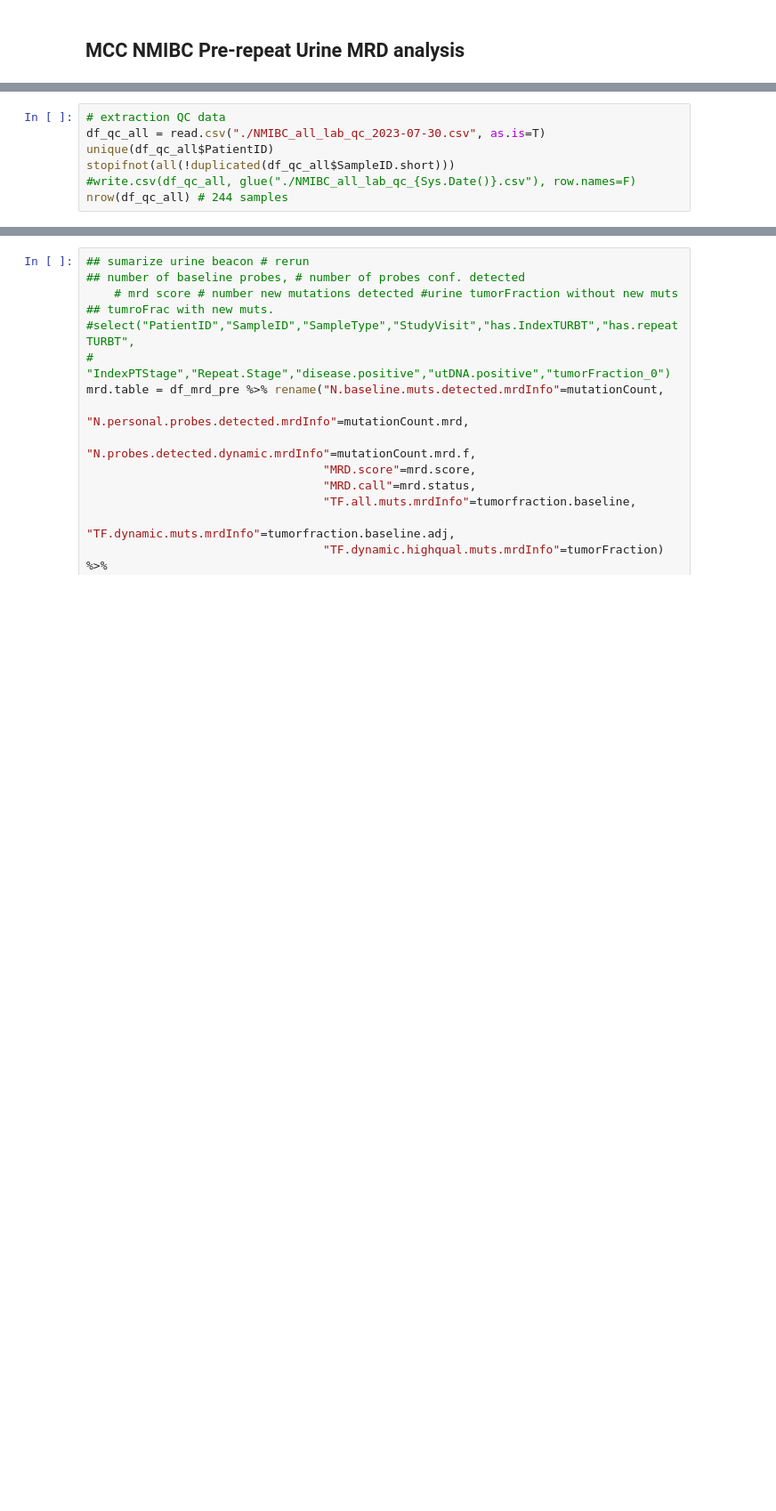
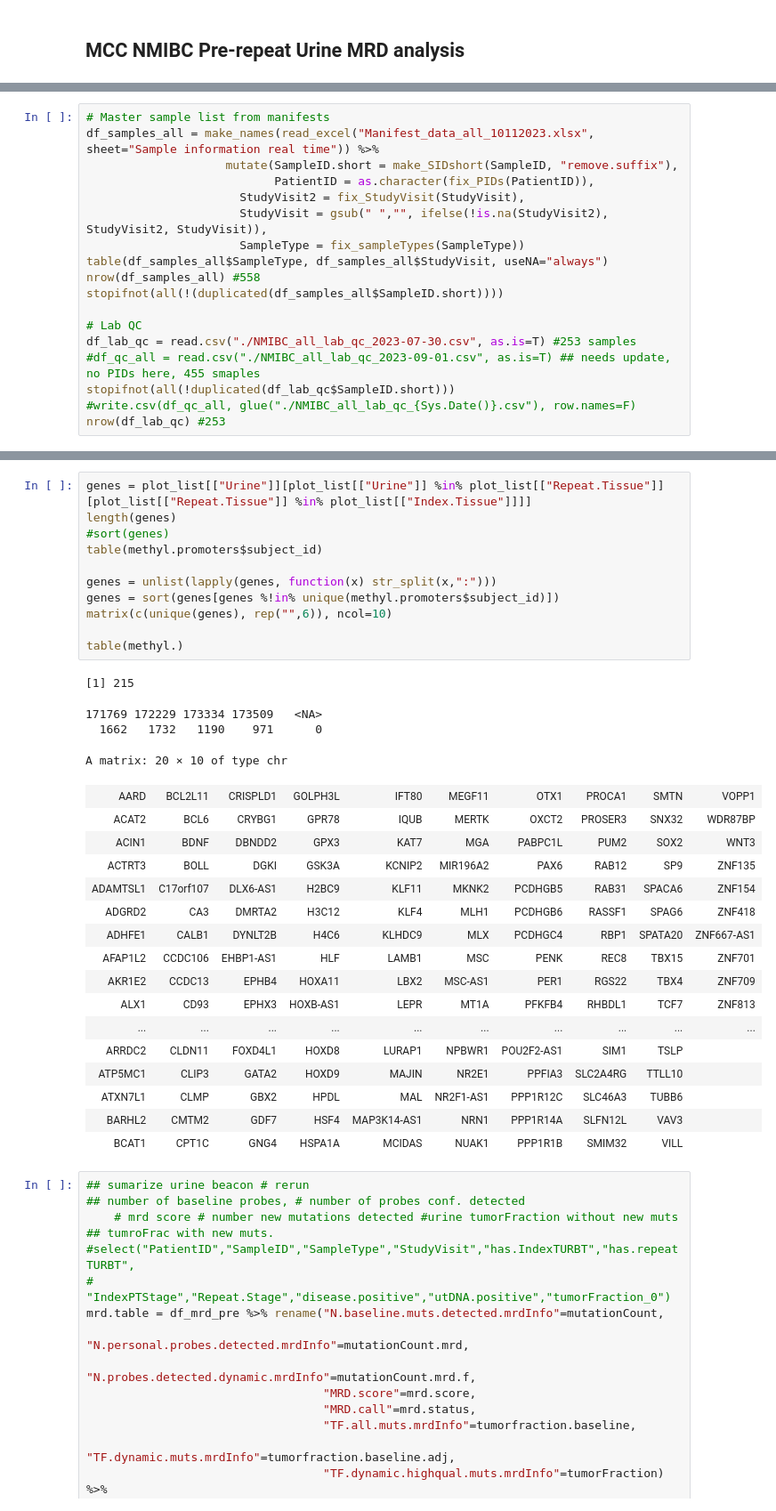
Before and after one commit to billiegould/R-functions-for-stats-and-plotting, a Jupyter notebook: notebooks/NMIBC_MRD_analysis.ipynb, the cells around one changed output, grey strips where cells are left out. Shown at 89% size. Cells and saved outputs as stored; diff of their text form; blank space fills up the shorter version.

```diff
--- a/notebooks/NMIBC_MRD_analysis.ipynb
+++ b/notebooks/NMIBC_MRD_analysis.ipynb
@@ -89,8 +114,19 @@ unique(df_clin$Repeat.Stage)
 # %%
-# extraction QC data
-df_qc_all = read.csv("./NMIBC_all_lab_qc_2023-07-30.csv", as.is=T)
-unique(df_qc_all$PatientID)
-stopifnot(all(!duplicated(df_qc_all$SampleID.short)))
+# Master sample list from manifests
+df_samples_all = make_names(read_excel("Manifest_data_all_10112023.xlsx", sheet="Sample information real time")) %>%
+                    mutate(SampleID.short = make_SIDshort(SampleID, "remove.suffix"),
+                           PatientID = as.character(fix_PIDs(PatientID)),
+                      StudyVisit2 = fix_StudyVisit(StudyVisit),
+                      StudyVisit = gsub(" ","", ifelse(!is.na(StudyVisit2), StudyVisit2, StudyVisit)),
+                      SampleType = fix_sampleTypes(SampleType))
+table(df_samples_all$SampleType, df_samples_all$StudyVisit, useNA="always")
+nrow(df_samples_all) #558
+stopifnot(all(!(duplicated(df_samples_all$SampleID.short))))
+
+# Lab QC
+df_lab_qc = read.csv("./NMIBC_all_lab_qc_2023-07-30.csv", as.is=T) #253 samples
+#df_qc_all = read.csv("./NMIBC_all_lab_qc_2023-09-01.csv", as.is=T) ## needs update, no PIDs here, 455 smaples
+stopifnot(all(!duplicated(df_lab_qc$SampleID.short)))
 #write.csv(df_qc_all, glue("./NMIBC_all_lab_qc_{Sys.Date()}.csv"), row.names=F)
-nrow(df_qc_all) # 244 samples
+nrow(df_lab_qc) #253
 # %% [output]
@@ -338,3 +1295,35 @@ Setting levels: control = FALSE, case = TRUE
+# %%
+genes = plot_list[["Urine"]][plot_list[["Urine"]] %in% plot_list[["Repeat.Tissue"]][plot_list[["Repeat.Tissue"]] %in% plot_list[["Index.Tissue"]]]]
+length(genes)
+#sort(genes)
+table(methyl.promoters$subject_id)
+
+genes = unlist(lapply(genes, function(x) str_split(x,":")))
+genes = sort(genes[genes %!in% unique(methyl.promoters$subject_id)])
+matrix(c(unique(genes), rep("",6)), ncol=10)
+
+table(methyl.)
+# %% [output]
+[1] 215
+171769 172229 173334 173509   <NA>
+  1662   1732   1190    971      0
+A matrix: 20 × 10 of type chr
+| AARD | BCL2L11 | CRISPLD1 | GOLPH3L | IFT80 | MEGF11 | OTX1 | PROCA1 | SMTN | VOPP1 |
+| ACAT2 | BCL6 | CRYBG1 | GPR78 | IQUB | MERTK | OXCT2 | PROSER3 | SNX32 | WDR87BP |
+| ACIN1 | BDNF | DBNDD2 | GPX3 | KAT7 | MGA | PABPC1L | PUM2 | SOX2 | WNT3 |
+| ACTRT3 | BOLL | DGKI | GSK3A | KCNIP2 | MIR196A2 | PAX6 | RAB12 | SP9 | ZNF135 |
+| ADAMTSL1 | C17orf107 | DLX6-AS1 | H2BC9 | KLF11 | MKNK2 | PCDHGB5 | RAB31 | SPACA6 | ZNF154 |
+| ADGRD2 | CA3 | DMRTA2 | H3C12 | KLF4 | MLH1 | PCDHGB6 | RASSF1 | SPAG6 | ZNF418 |
+| ADHFE1 | CALB1 | DYNLT2B | H4C6 | KLHDC9 | MLX | PCDHGC4 | RBP1 | SPATA20 | ZNF667-AS1 |
+| AFAP1L2 | CCDC106 | EHBP1-AS1 | HLF | LAMB1 | MSC | PENK | REC8 | TBX15 | ZNF701 |
+| AKR1E2 | CCDC13 | EPHB4 | HOXA11 | LBX2 | MSC-AS1 | PER1 | RGS22 | TBX4 | ZNF709 |
+| ALX1 | CD93 | EPHX3 | HOXB-AS1 | LEPR | MT1A | PFKFB4 | RHBDL1 | TCF7 | ZNF813 |
+| ... | ... | ... | ... | ... | ... | ... | ... | ... | ... |
+| ARRDC2 | CLDN11 | FOXD4L1 | HOXD8 | LURAP1 | NPBWR1 | POU2F2-AS1 | SIM1 | TSLP |  |
+| ATP5MC1 | CLIP3 | GATA2 | HOXD9 | MAJIN | NR2E1 | PPFIA3 | SLC2A4RG | TTLL10 |  |
+| ATXN7L1 | CLMP | GBX2 | HPDL | MAL | NR2F1-AS1 | PPP1R12C | SLC46A3 | TUBB6 |  |
+| BARHL2 | CMTM2 | GDF7 | HSF4 | MAP3K14-AS1 | NRN1 | PPP1R14A | SLFN12L | VAV3 |  |
+| BCAT1 | CPT1C | GNG4 | HSPA1A | MCIDAS | NUAK1 | PPP1R1B | SMIM32 | VILL |  |
 # %%
 ## sumarize urine beacon # rerun
 ## number of baseline probes, # number of probes conf. detected
```
Also changed, not shown: parts of 38 cells of this notebook, 7 other files.
